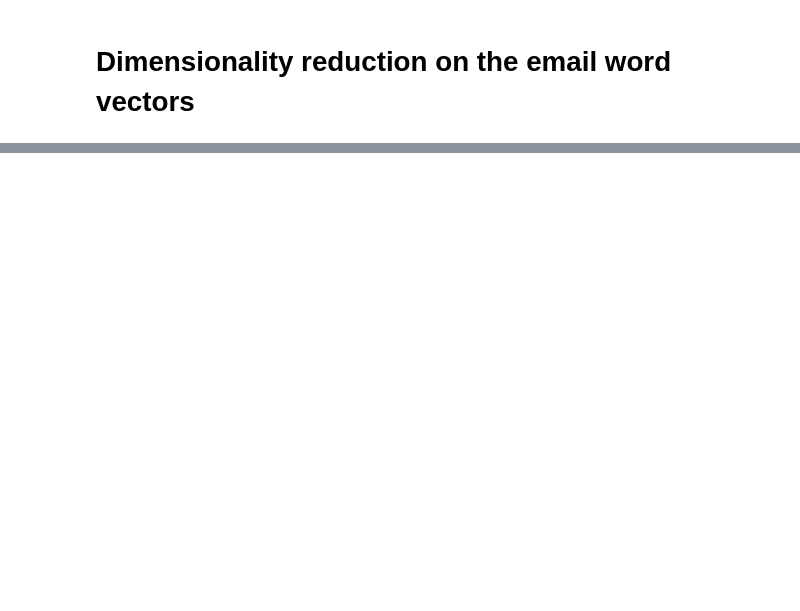
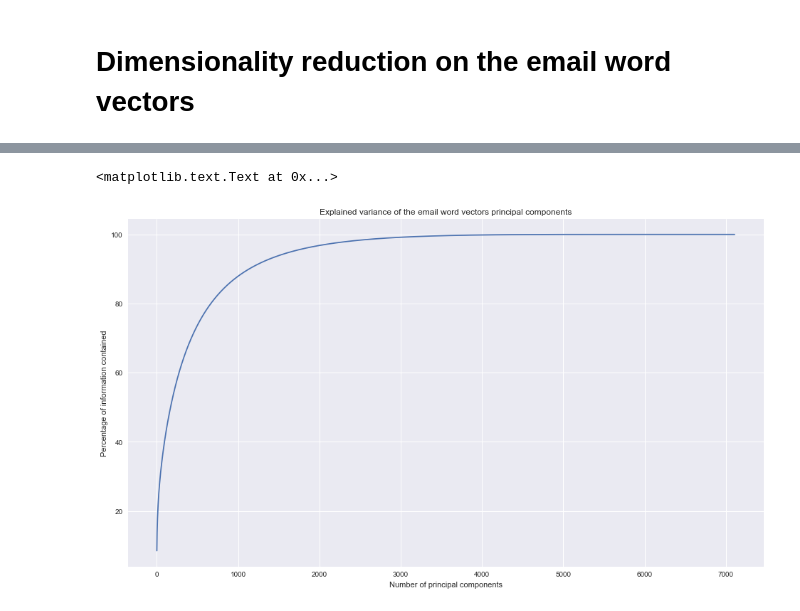
Before and after one commit to gustavgransbo/Data-Science-Playground, a Jupyter notebook: Spam Classification/3. Dimensionality reduction with PCA.ipynb, the cells around one changed output, grey strips where cells are left out. Saved outputs shown, nothing was run; the diff lists cells and outputs as text; code cells hidden in the pictures; blank space fills up the shorter version.

```diff
--- a/Spam Classification/3. Dimensionality reduction with PCA.ipynb
+++ b/Spam Classification/3. Dimensionality reduction with PCA.ipynb
@@ -141,2 +308,17 @@ Now let's move on with the project, time to do some dimensionality reduction on
+# %%
+# Encodes an email as a one hot matrix. Make no difference of subject and body.
+def encode_email(email):
+    encoding = np.zeros(len(word_vec_map))
+    for word in set(email['body'] + email['subject']):
+        if word in word_vec_map:
+            #print(word_vec_map[word])
+            encoding[word_vec_map[word]] = 1
+    return list(encoding)
+# %%
+encoded_emails = data.apply(encode_email, axis=1)
+# %%
+encoded_emails = np.array([np.array(email) for email in encoded_emails])
 # %% [markdown]
 # Dimensionality reduction on the email word vectors
+# %%
+pca = PCA()
@@ -142,0 +333,9 @@ Now let's move on with the project, time to do some dimensionality reduction on
+# %%
+f, ax = plt.subplots(figsize=(16,9))
+plt.plot(np.cumsum(pca.information) * 100)
+ax.set_ylabel('Percentage of information contained')
+ax.set_xlabel('Number of principal components')
+ax.set_title('Explained variance of the email word vectors principal components')
+# %% [output]
+<matplotlib.text.Text at 0x...>
+[figure, added]
```
Also changed, not shown: parts of 41 cells of this notebook.
